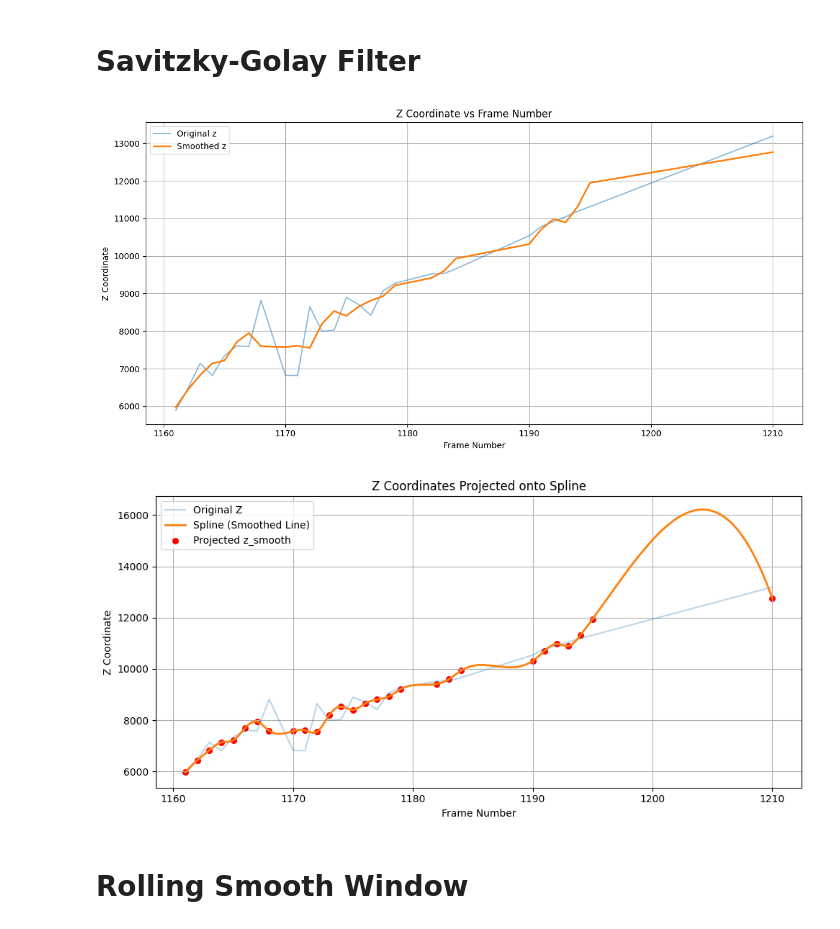
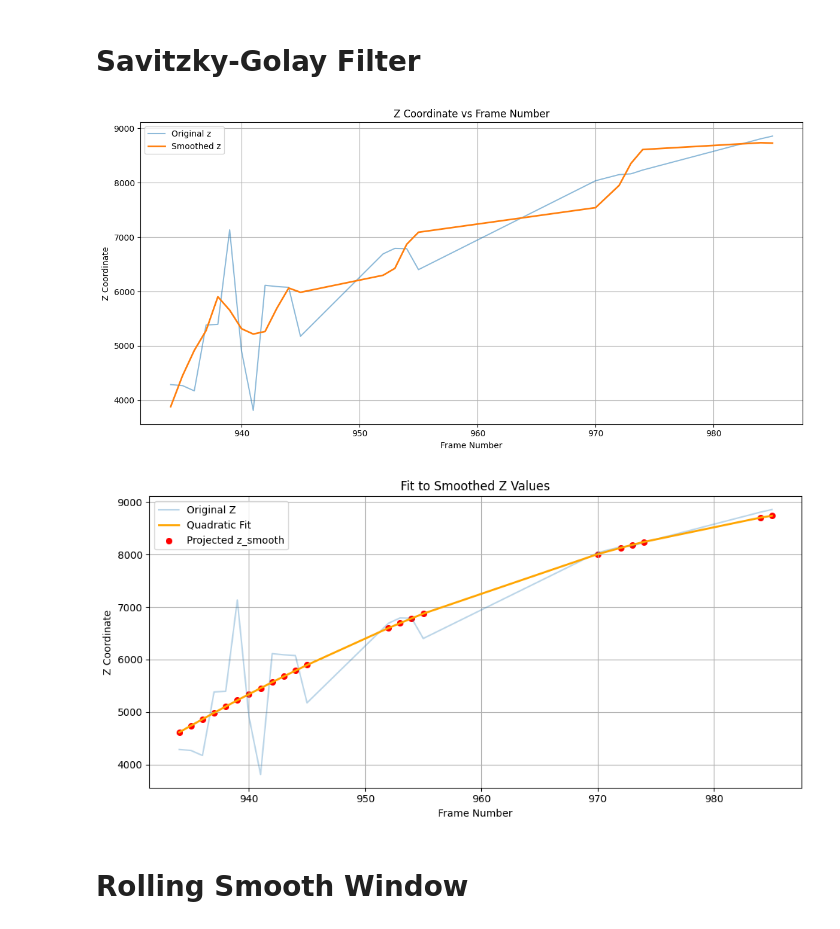
Before and after one commit to damianstone/cv-calibration-triangulation, a Jupyter notebook: notebooks/smooth_depth.ipynb, the cells around one changed output. Drawn from its saved outputs; the diff is of its cells as text; code cells hidden in the pictures.

Commit message:
smooth out z

```diff
--- a/notebooks/smooth_depth.ipynb
+++ b/notebooks/smooth_depth.ipynb
@@ -27,7 +28,7 @@ with pd.option_context('display.max_colwidth', None):
 4    [3835.8875062889883, -437.38462018886327, 5396.051789531503]
 Name: position_3d_pixels, dtype: object
 # %%
-frame_start, frame_end = 1160, 1211
+frame_start, frame_end = 900, 1000
 
 filtered_shot = triangulation_results.loc[
     (triangulation_results['frame_no'] >= frame_start) &
@@ -73,47 +74,38 @@ plot_z_vs_frame(
     z_smooth=filtered_shot['z_smooth']  # optional
 )
 # %% [output]
-[figure, old version]
+[figure, new version]
 # %%
 import numpy as np
-import ast
 import matplotlib.pyplot as plt
-from scipy.signal import savgol_filter
-from scipy.interpolate import make_interp_spline
 
-# Sort just to be safe
-filtered_shot.sort_values('frame_no', inplace=True)
-
-# Extract frame and z_smooth
+# Extract frame numbers and smoothed z values
 frame = filtered_shot['frame_no'].values
 z = filtered_shot['z_smooth'].values
 
-# Fit spline to the smoothed z values
-spline = make_interp_spline(frame, z)
+# Fit a 2nd-degree polynomial: z = a*frame^2 + b*frame + c
+coeffs = np.polyfit(frame, z, deg=2)
+poly = np.poly1d(coeffs)
 
-# Interpolate z values at the original frame_no points
-z_projected = spline(frame)
+# Evaluate polynomial at the original frame values
+z_fit = poly(frame)
 
-# Update the DataFrame to shift z_smooth onto the spline
-filtered_shot['z_smooth'] = z_projected
-
-# Optional: plot for visual check
-frame_dense = np.linspace(frame.min(), frame.max(), 200)
-z_dense = spline(frame_dense)
+# Store the fit in your DataFrame if you want to use it later
+filtered_shot['z_smooth'] = z_fit
 
 plt.figure(figsize=(10, 5))
 plt.plot(frame, filtered_shot['z'], label='Original Z', alpha=0.3)
-plt.plot(frame_dense, z_dense, label='Spline (Smoothed Line)', linewidth=2)
-plt.scatter(frame, z_projected, color='red', label='Projected z_smooth', s=30)
+plt.plot(frame, z_fit, label='Quadratic Fit', color='orange', linewidth=2)
+plt.scatter(frame, z_fit, color='red', label='Projected z_smooth', s=30)
 plt.xlabel("Frame Number")
 plt.ylabel("Z Coordinate")
-plt.title("Z Coordinates Projected onto Spline")
+plt.title("Fit to Smoothed Z Values")
 plt.legend()
 plt.grid(True)
 plt.tight_layout()
 plt.show()
 # %% [output]
-[figure, old version]
+[figure, new version]
 # %% [markdown]
 # Rolling Smooth Window
 # %%
```
Also changed, not shown: parts of 3 cells of this notebook, 1 other file.
